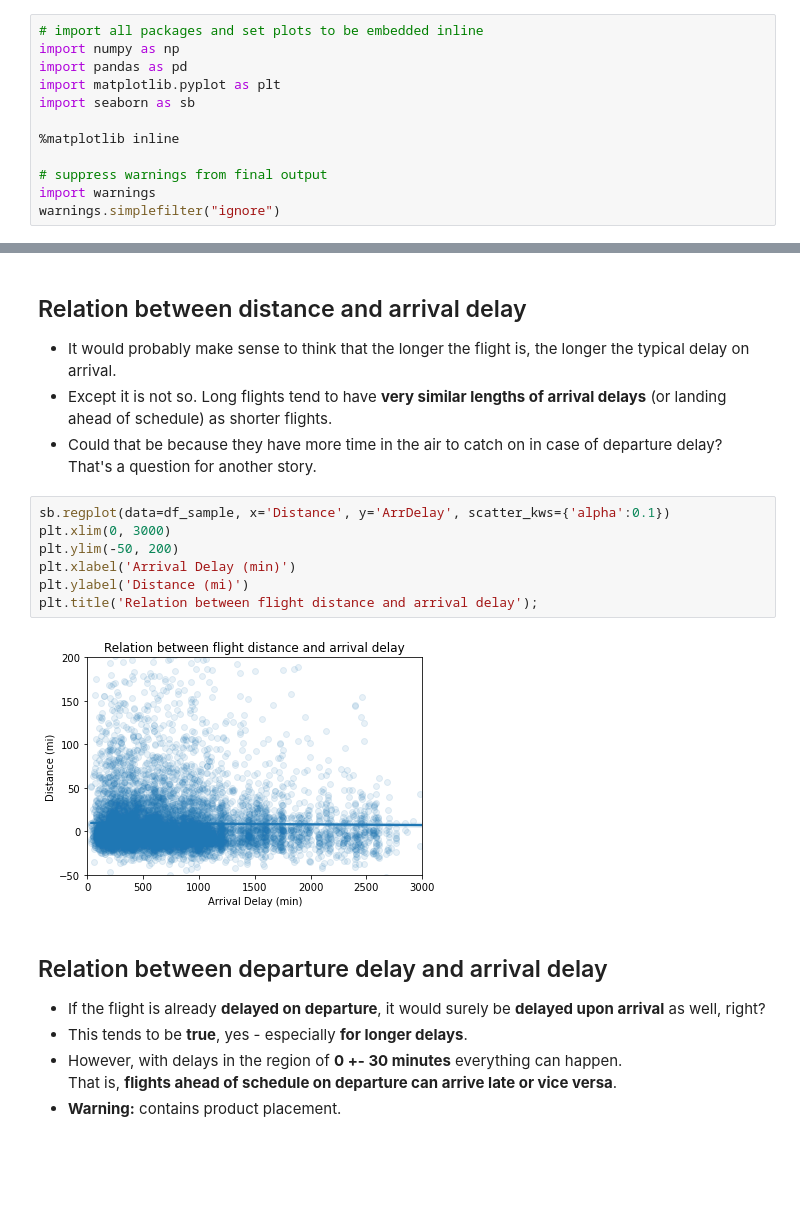
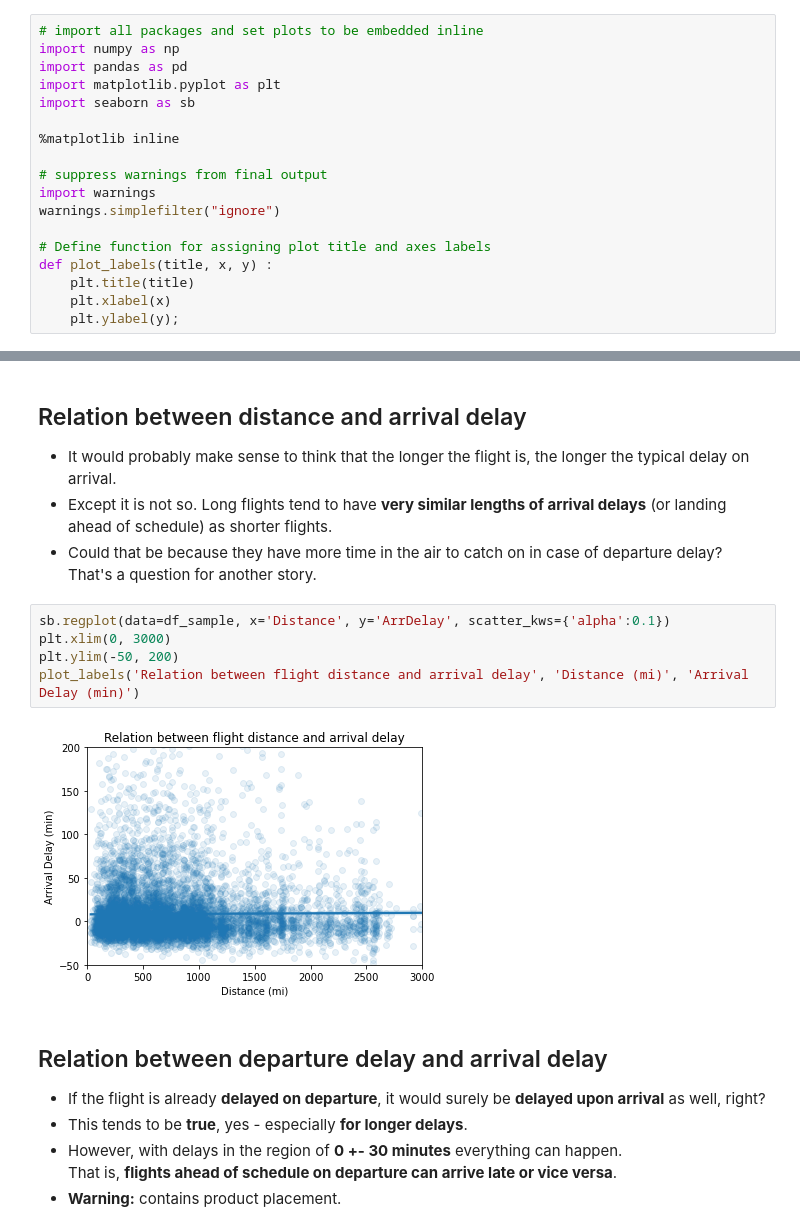
Before and after one commit to kaspaar/udacity-data_a, a Jupyter notebook: project_5/03_flights_slidedeck.ipynb, the cells around one changed output, grey strips where cells are left out. Drawn from its saved outputs; the diff is of its cells as text; blank space fills up the shorter version.

```diff
--- a/project_5/03_flights_slidedeck.ipynb
+++ b/project_5/03_flights_slidedeck.ipynb
@@ -31,6 +31,12 @@ import seaborn as sb
 # suppress warnings from final output
 import warnings
 warnings.simplefilter("ignore")
+
+# Define function for assigning plot title and axes labels
+def plot_labels(title, x, y) :
+    plt.title(title)
+    plt.xlabel(x)
+    plt.ylabel(y);
 # %%
 # load cancelled and diverted flights data
 df = pd.read_csv('./data/flights_cancelled.csv')
@@ -91,12 +97,10 @@ That's a question for another story.
 # %%
 sb.regplot(data=df_sample, x='Distance', y='ArrDelay', scatter_kws={'alpha':0.1})
 plt.xlim(0, 3000)
 plt.ylim(-50, 200)
-plt.xlabel('Arrival Delay (min)')
-plt.ylabel('Distance (mi)')
-plt.title('Relation between flight distance and arrival delay');
+plot_labels('Relation between flight distance and arrival delay', 'Distance (mi)', 'Arrival Delay (min)')
 # %% [output]
-[figure, old version]
+[figure, new version]
 # %% [markdown]
 ## Relation between departure delay and arrival delay
 - If the flight is already **delayed on departure**, it would surely be **delayed upon arrival** as well, right?
```
Also changed, not shown: parts of 11 cells of this notebook, 1 other file.
